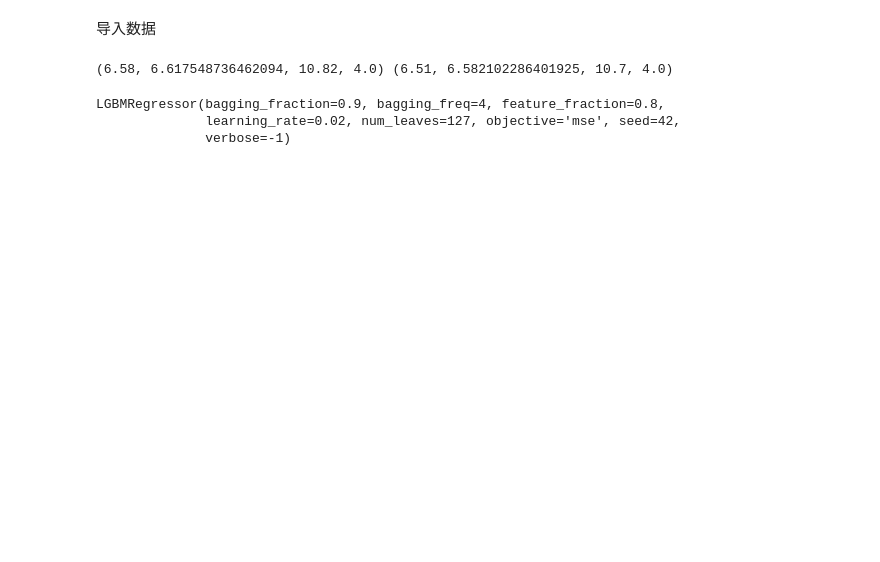
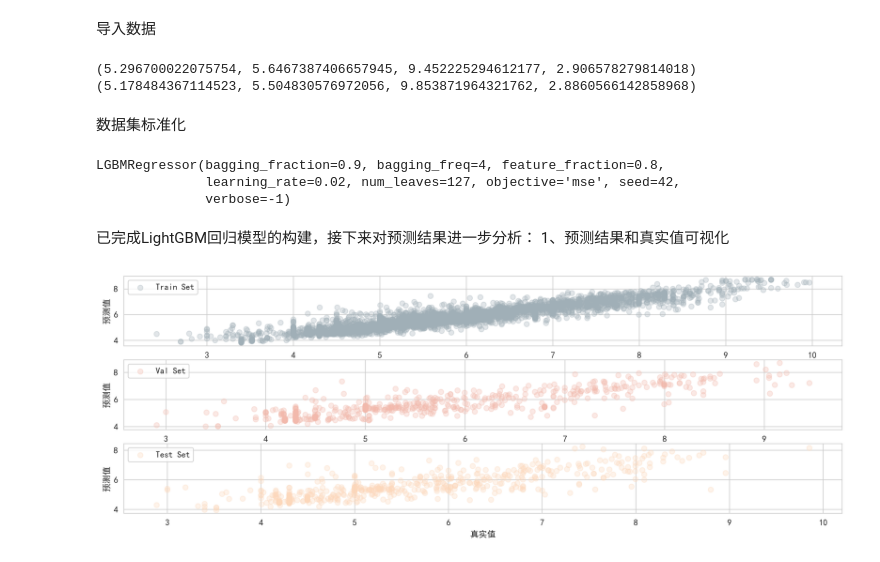
Before and after one commit to Persistence2021/YYL-DTI-MD, a Jupyter notebook: scripts/SHAP.ipynb, the cells around one changed output. Saved outputs shown, nothing was run; the diff lists cells and outputs as text; code cells hidden in the pictures; blank space fills up the shorter version.

```diff
--- a/scripts/SHAP.ipynb
+++ b/scripts/SHAP.ipynb
@@ -53,16 +16,17 @@ plt.rcParams['axes.unicode_minus'] = False
 # %%
 '''****************************数据获取与预处理****************************'''
 # 获取已处理的数据集，完成最终模型训练与测试验证，
-data_path = 'F:\MDDTI_YYL\Data'
+data_path = 'F:\\MDDTI_YYL\\Data'
 datafiles = ['KIBA_md.csv', 'BindingDBIC50_md.csv', 'Lenselink_md.csv']
 all_drug_encoder = ['ECFP', 'RDKit', 'MolBert']
 all_target_encoder = ['Glove', 'SeqVec', 'UniRep']
-dataset = datafiles[2]
+dataset = datafiles[1]
 data_name = dataset.split(".")[0][:-3]
-drug_encoder = all_drug_encoder[2]
+drug_encoder = all_drug_encoder[1]
 target_encoder = all_target_encoder[1]
 
 X_train, X_val, X_test, y_train, y_val, y_test = get_md_data(dataset=dataset, drug_encoder=drug_encoder, target_encoder=target_encoder)
+
 
 def y_count(y_raw):
     return np.median(y_raw), np.mean(y_raw), np.max(y_raw), np.min(y_raw)
@@ -79,4 +43,6 @@ BIOACTIVITY_THRESHOLD = {
 # y_val = (y_val > BIOACTIVITY_THRESHOLD[data_name])
 # y_test = (y_test > BIOACTIVITY_THRESHOLD[data_name])
 # %% [output]
-(6.58, 6.617548736462094, 10.82, 4.0) (6.51, 6.582102286401925, 10.7, 4.0)
+(5.296700022075754, 5.6467387406657945, 9.452225294612177, 2.906578279814018) (5.178484367114523, 5.504830576972056, 9.853871964321762, 2.8860566142858968)
+# %% [markdown]
+数据集标准化
@@ -99,3 +87,47 @@ model_lgb.fit(X_train, y_train, eval_metric='rmse')
 LGBMRegressor(bagging_fraction=0.9, bagging_freq=4, feature_fraction=0.8,
               learning_rate=0.02, num_leaves=127, objective='mse', seed=42,
               verbose=-1)
+# %% [markdown]
+已完成LightGBM回归模型的构建，接下来对预测结果进一步分析：
+1、预测结果和真实值可视化
+# %%
+# 获取预测值
+pred_train =pd.DataFrame(model_lgb.predict(X_train))
+pred_val = pd.DataFrame(model_lgb.predict(X_val))
+pred_test = pd.DataFrame(model_lgb.predict(X_test))
+
+y_train_h = y_train*y_std+y_mean
+pred_train_h = pred_train*y_std+y_mean
+
+y_val_h = y_val*y_std+y_mean
+pred_val_h = pred_val*y_std+y_mean
+
+y_test_h = y_test*y_std+y_mean
+pred_test_h = pred_test*y_std+y_mean
+# %%
+# 开始绘制
+# import seaborn as sns
+# colors = sns.color_palette("husl", 3)
+# 定义画布
+plt.figure(figsize=(15, 5), dpi=300)
+
+# 分别绘制三个子图
+plt.subplot(3, 1, 1)
+plt.scatter(y_train_h, pred_train_h, color="#A0AFB7", label='Train Set', alpha=0.3)
+plt.xlabel("真实值")
+plt.ylabel("预测值")
+plt.legend()
+plt.subplot(3, 1, 2)
+plt.scatter(y_val_h, pred_val_h, color="#F2B9AC", label='Val Set', alpha=0.3)
+plt.xlabel("真实值")
+plt.ylabel("预测值")
+plt.legend()
+plt.subplot(3, 1, 3)
+plt.scatter(y_test_h, pred_test_h, color="#FCD8BB", label='Test Set', alpha=0.3)
+plt.xlabel("真实值")
+plt.ylabel("预测值")
+plt.legend()
+# plt.tight_layout()
+plt.show()
+# %% [output]
+[figure, added]
```
Also changed, not shown: parts of 15 cells of this notebook.
